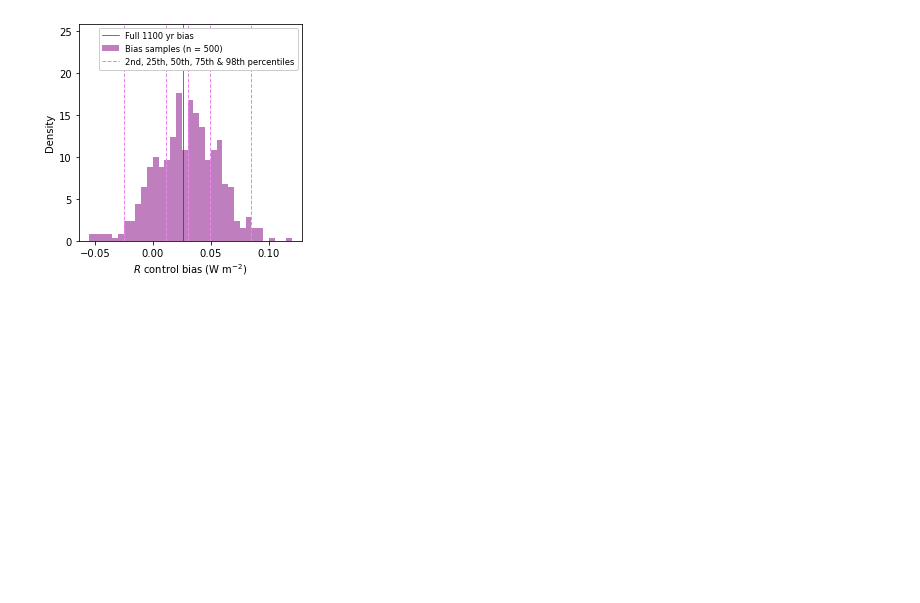
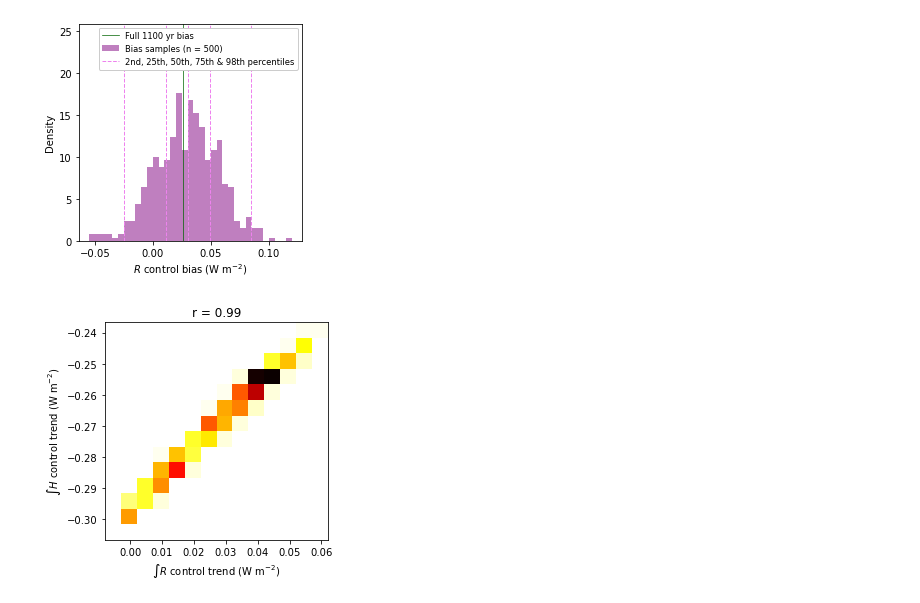
Before and after one commit to grandey/d22a-mcdc, a Jupyter notebook: mcdc_analysis_d22a.ipynb, the cells around one changed output. Drawn from its saved outputs; the diff is of its cells as text; code cells hidden in the pictures; blank space fills up the shorter version.

Commit message:
hist2d_of_pi_trends_means(): Add.

```diff
--- a/mcdc_analysis_d22a.ipynb
+++ b/mcdc_analysis_d22a.ipynb
@@ -1121,6 +1121,63 @@ ax1.sharex(ax2)
 # %% [output]
 [figure]
 [figure]
+# %%
+def hist2d_of_pi_trends_means(source_member,
+                              x_var='\int R', y_var='\int H',
+                              x_plot_trends=True, y_plot_trends=True,  # if False, use means instead
+                              x_bin_width=0.005, y_bin_width=0.005,
+                              sample_length=150, sample_n=500,
+                              title=None,
+                              ax=None
+                              ):
+    """Plot 2-D histogram of trends or means for piControl time series for two variables."""
+    # Create figure if ax=None
+    if not ax:
+        fig, ax = plt.subplots(1, 1, figsize=(4, 4))
+    # Random samples from piControl
+    trends_dict, means_dict, start_years = sample_pi_trends_means(source_member,
+                                                                  sample_length=sample_length,
+                                                                  sample_n=sample_n)
+    # x data
+    if x_plot_trends:
+        x_data = trends_dict[x_var]
+    else:
+        x_data = means_dict[x_var]
+    x_bins = np.arange(min(x_data)-x_bin_width, max(x_data)+x_bin_width, x_bin_width)
+    # y data
+    if y_plot_trends:
+        y_data = trends_dict[y_var]
+    else:
+        y_data = means_dict[y_var]
+    y_bins = np.arange(min(y_data)-y_bin_width, max(y_data)+y_bin_width, y_bin_width)
+    # Plot 2D histogram
+    ax.hist2d(x_data, y_data, bins=(x_bins, y_bins), density=True, cmap='hot_r')
+    # Labels etc
+    for x_or_y, plot_trends, var in [('x', x_plot_trends, x_var),
+                                     ('y', y_plot_trends, y_var)]:
+        units = da_dict[(source_member, 'piControl', var)].copy().attrs['units']
+        if plot_trends:
+            if units[-3:] == ' yr':  # yr and yr^-1 cancel
+                label = f'${var}$ control trend ({units[:-3]})'
+            else:
+                label = f'${var}$ control trend ({units}'+' yr$^{-1}$)'
+        else:
+            label = f'${var}$ control bias ({units})'
+        if x_or_y == 'x':
+            ax.set_xlabel(label)
+        else:
+            ax.set_ylabel(label)
+    if title:  # include correlation
+        ax.set_title(f'{title} (r = {stats.pearsonr(x_data, y_data)[0]:.2f})')
+    else:
+        ax.set_title(f'r = {stats.pearsonr(x_data, y_data)[0]:.2f}')
+    return ax
+
+# Example
+source_member = source_member_list[-1]
+ax = hist2d_of_pi_trends_means(source_member)
+# %% [output]
+[figure, added]
 # %%
 ! date
 # %% [output]
```
Also changed, not shown: parts of 11 cells of this notebook.
